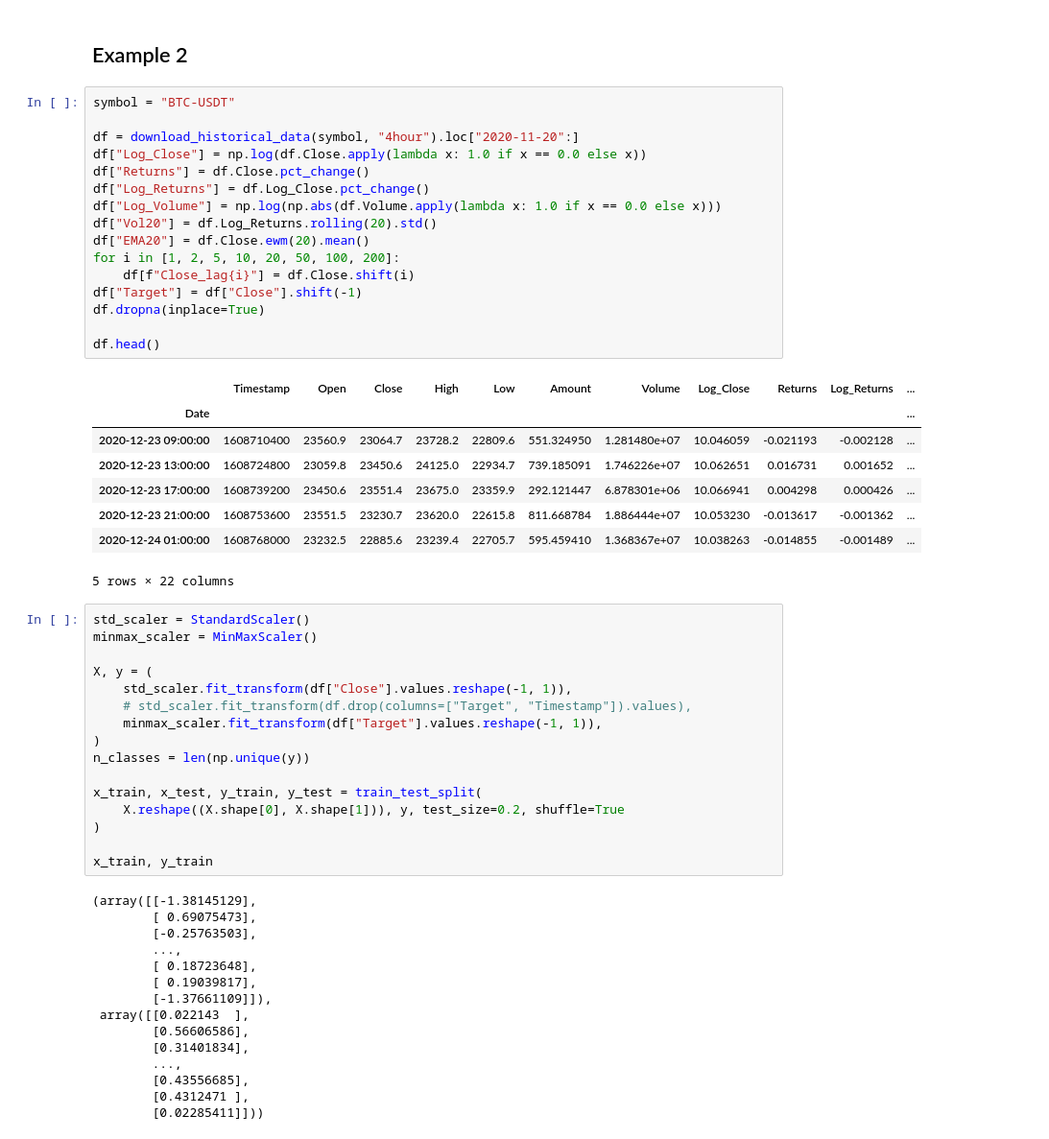
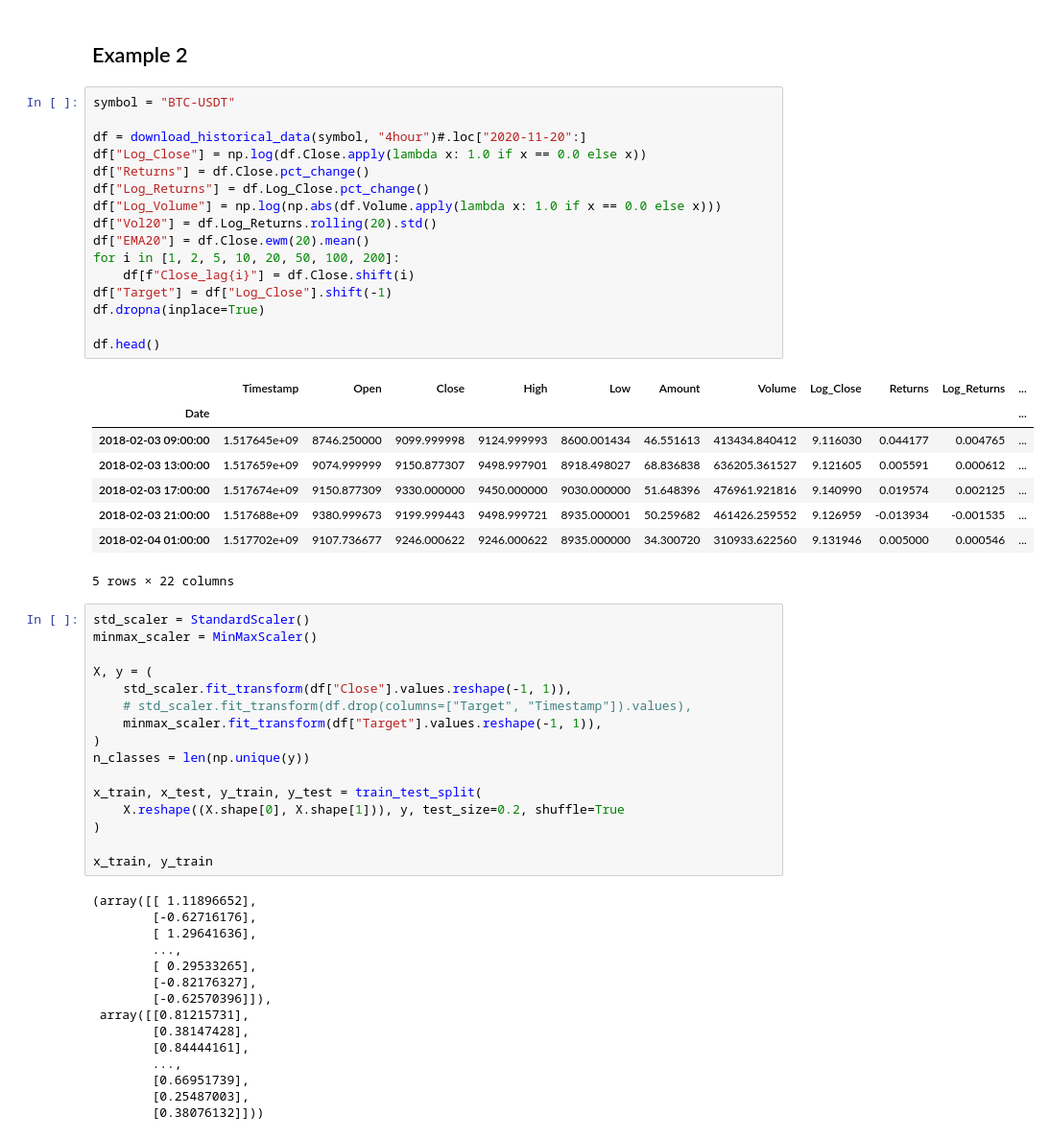
Before and after one commit to BaptisteZloch/Machine-learning-techniques-in-finance, a Jupyter notebook: src/06_Time_Series_Transformers.ipynb, the cells around one changed output. Shown: that part at 96% size. Drawn from its saved outputs; the diff is of its cells as text.

```diff
--- a/src/06_Time_Series_Transformers.ipynb
+++ b/src/06_Time_Series_Transformers.ipynb
@@ -345,27 +354,27 @@ def lr_scheduler(
 # %%
 symbol = "BTC-USDT"
 
-df = download_historical_data(symbol, "4hour").loc["2020-11-20":]
+df = download_historical_data(symbol, "4hour")#.loc["2020-11-20":]
 df["Log_Close"] = np.log(df.Close.apply(lambda x: 1.0 if x == 0.0 else x))
 df["Returns"] = df.Close.pct_change()
 df["Log_Returns"] = df.Log_Close.pct_change()
 df["Log_Volume"] = np.log(np.abs(df.Volume.apply(lambda x: 1.0 if x == 0.0 else x)))
 df["Vol20"] = df.Log_Returns.rolling(20).std()
 df["EMA20"] = df.Close.ewm(20).mean()
 for i in [1, 2, 5, 10, 20, 50, 100, 200]:
     df[f"Close_lag{i}"] = df.Close.shift(i)
-df["Target"] = df["Close"].shift(-1)
+df["Target"] = df["Log_Close"].shift(-1)
 df.dropna(inplace=True)
 
 df.head()
 # %% [output]
 |  | Timestamp | Open | Close | High | Low | Amount | Volume | Log_Close | Returns | Log_Returns | ... |
 | Date |  |  |  |  |  |  |  |  |  |  | ... |
-| 2020-12-23 09:00:00 | 1608710400 | 23560.9 | 23064.7 | 23728.2 | 22809.6 | 551.324950 | 1.281480e+07 | 10.046059 | -0.021193 | -0.002128 | ... |
-| 2020-12-23 13:00:00 | 1608724800 | 23059.8 | 23450.6 | 24125.0 | 22934.7 | 739.185091 | 1.746226e+07 | 10.062651 | 0.016731 | 0.001652 | ... |
-| 2020-12-23 17:00:00 | 1608739200 | 23450.6 | 23551.4 | 23675.0 | 23359.9 | 292.121447 | 6.878301e+06 | 10.066941 | 0.004298 | 0.000426 | ... |
-| 2020-12-23 21:00:00 | 1608753600 | 23551.5 | 23230.7 | 23620.0 | 22615.8 | 811.668784 | 1.886444e+07 | 10.053230 | -0.013617 | -0.001362 | ... |
-| 2020-12-24 01:00:00 | 1608768000 | 23232.5 | 22885.6 | 23239.4 | 22705.7 | 595.459410 | 1.368367e+07 | 10.038263 | -0.014855 | -0.001489 | ... |
+| 2018-02-03 09:00:00 | 1.517645e+09 | 8746.250000 | 9099.999998 | 9124.999993 | 8600.001434 | 46.551613 | 413434.840412 | 9.116030 | 0.044177 | 0.004765 | ... |
+| 2018-02-03 13:00:00 | 1.517659e+09 | 9074.999999 | 9150.877307 | 9498.997901 | 8918.498027 | 68.836838 | 636205.361527 | 9.121605 | 0.005591 | 0.000612 | ... |
+| 2018-02-03 17:00:00 | 1.517674e+09 | 9150.877309 | 9330.000000 | 9450.000000 | 9030.000000 | 51.648396 | 476961.921816 | 9.140990 | 0.019574 | 0.002125 | ... |
+| 2018-02-03 21:00:00 | 1.517688e+09 | 9380.999673 | 9199.999443 | 9498.999721 | 8935.000001 | 50.259682 | 461426.259552 | 9.126959 | -0.013934 | -0.001535 | ... |
+| 2018-02-04 01:00:00 | 1.517702e+09 | 9107.736677 | 9246.000622 | 9246.000622 | 8935.000000 | 34.300720 | 310933.622560 | 9.131946 | 0.005000 | 0.000546 | ... |
 5 rows × 22 columns
 # %%
 std_scaler = StandardScaler()
@@ -384,18 +393,18 @@ x_train, x_test, y_train, y_test = train_test_split(
 
 x_train, y_train
 # %% [output]
-(array([[-1.38145129],
-        [ 0.69075473],
-        [-0.25763503],
+(array([[ 1.11896652],
+        [-0.62716176],
+        [ 1.29641636],
         ...,
-        [ 0.18723648],
-        [ 0.19039817],
-        [-1.37661109]]),
- array([[0.022143  ],
-        [0.56606586],
-        [0.31401834],
+        [ 0.29533265],
+        [-0.82176327],
+        [-0.62570396]]),
+ array([[0.81215731],
+        [0.38147428],
+        [0.84444161],
         ...,
-        [0.43556685],
-        [0.4312471 ],
-        [0.02285411]]))
+        [0.66951739],
+        [0.25487003],
+        [0.38076132]]))
 # %%
```
Also changed, not shown: parts of 8 cells of this notebook.
